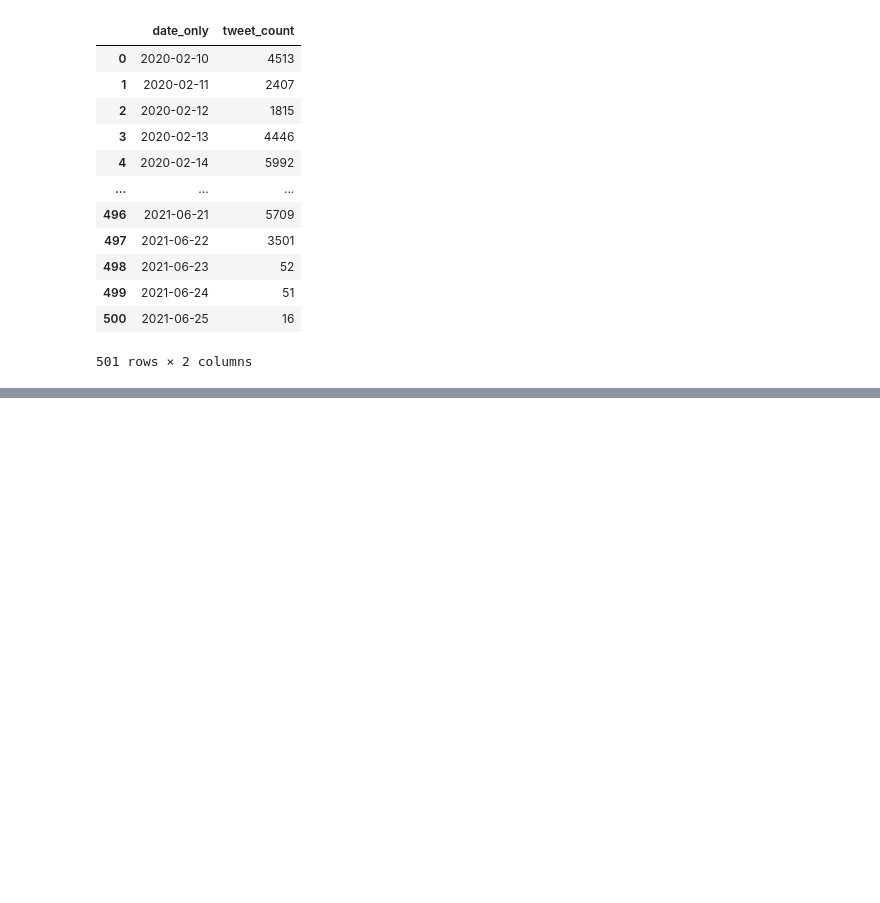
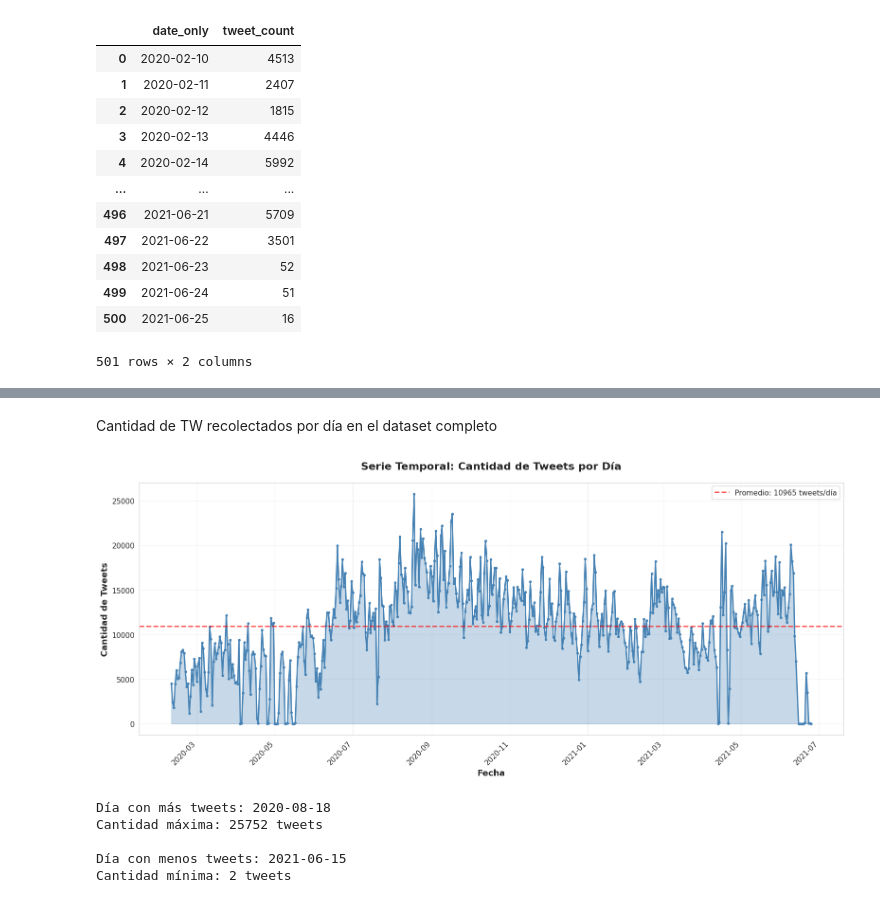
Before and after one commit to natdebandi/xenofobia_ar, a Jupyter notebook: analisis_xenofobia_pandemia_1.ipynb, the cells around one changed output, grey strips where cells are left out. Cells and saved outputs as stored; diff of their text form; code cells hidden in the pictures; blank space fills up the shorter version.

```diff
--- a/analisis_xenofobia_pandemia_1.ipynb
+++ b/analisis_xenofobia_pandemia_1.ipynb
@@ -10,3 +13,8 @@ import pandas as pd
+# %%
+# Configurar estilo de gráficos
+sns.set_style("whitegrid")
+plt.rcParams['figure.figsize'] = (14, 6)
+plt.rcParams['font.size'] = 11
 # %%
 from google.colab import drive
 drive.mount('/content/drive', force_remount=True)
@@ -92,0 +68,5 @@ _ = plt.title('Tweet Count Over Time with Linear Trend') # Added title for clari
+# %%
+tweets_por_dia = tw_arg.groupby('date_only').size().reset_index(name='cantidad_tweets')
+
+print(f"\nEstadísticas de tweets por día:")
+print(tweets_por_dia['cantidad_tweets'].describe())
@@ -93,3 +84,66 @@ _ = plt.title('Tweet Count Over Time with Linear Trend') # Added title for clari
+# %% [markdown]
+Cantidad de TW recolectados por día en el dataset completo
+# %%
+
+# Paso 4: Crear el gráfico de serie temporal
+fig, ax = plt.subplots(figsize=(16, 7))
+
+# Gráfico de línea con área sombreada
+ax.fill_between(tweets_por_dia['date_only'],
+                tweets_por_dia['cantidad_tweets'],
+                alpha=0.3,
+                color='steelblue')
+ax.plot(tweets_por_dia['date_only'],
+        tweets_por_dia['cantidad_tweets'],
+        linewidth=2,
+        color='steelblue',
+        marker='o',
+        markersize=3)
+
+# Títulos y etiquetas
+ax.set_title('Serie Temporal: Cantidad de Tweets por Día',
+             fontsize=16,
+             fontweight='bold',
+             pad=20)
+ax.set_xlabel('Fecha', fontsize=13, fontweight='bold')
+ax.set_ylabel('Cantidad de Tweets', fontsize=13, fontweight='bold')
+
+# Rotar etiquetas del eje x para mejor legibilidad
+plt.xticks(rotation=45, ha='right')
+
+# Agregar línea de promedio
+promedio = tweets_por_dia['cantidad_tweets'].mean()
+ax.axhline(y=promedio,
+           color='red',
+           linestyle='--',
+           linewidth=2,
+           alpha=0.7,
+           label=f'Promedio: {promedio:.0f} tweets/día')
+
+# Agregar leyenda
+ax.legend(fontsize=11, loc='upper right')
+
+# Grid
+ax.grid(True, alpha=0.3)
+
+# Ajustar layout
+plt.tight_layout()
+
+# Mostrar gráfico
+plt.show()
+
+# Mostrar estadísticas adicionales
+print(f"\nDía con más tweets: {tweets_por_dia.loc[tweets_por_dia['cantidad_tweets'].idxmax(), 'date_only'].strftime('%Y-%m-%d')}")
+print(f"Cantidad máxima: {tweets_por_dia['cantidad_tweets'].max()} tweets")
+print(f"\nDía con menos tweets: {tweets_por_dia.loc[tweets_por_dia['cantidad_tweets'].idxmin(), 'date_only'].strftime('%Y-%m-%d')}")
+print(f"Cantidad mínima: {tweets_por_dia['cantidad_tweets'].min()} tweets")
+# %% [output]
+[figure, added]
+Día con más tweets: 2020-08-18
+Cantidad máxima: 25752 tweets
+
+Día con menos tweets: 2021-06-15
+Cantidad mínima: 2 tweets
 # %%
 hateful_columns = ['APPEARANCE', 'CLASS', 'CRIMINAL', 'DISABLED', 'LGBTI', 'POLITICS', 'RACISM', 'WOMEN']
 # %%
```
Also changed, not shown: parts of 41 cells of this notebook.
